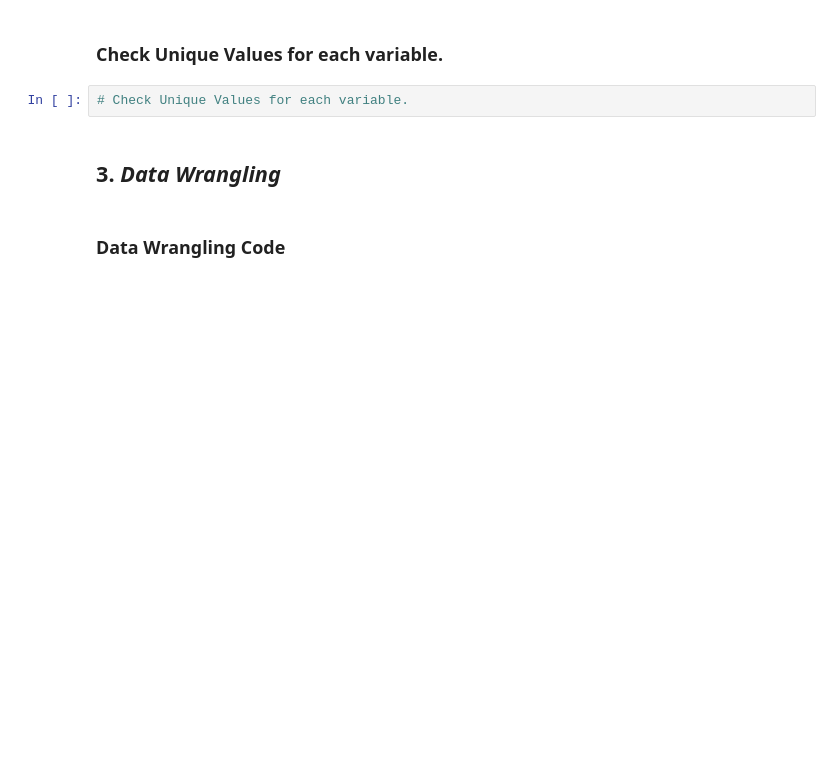
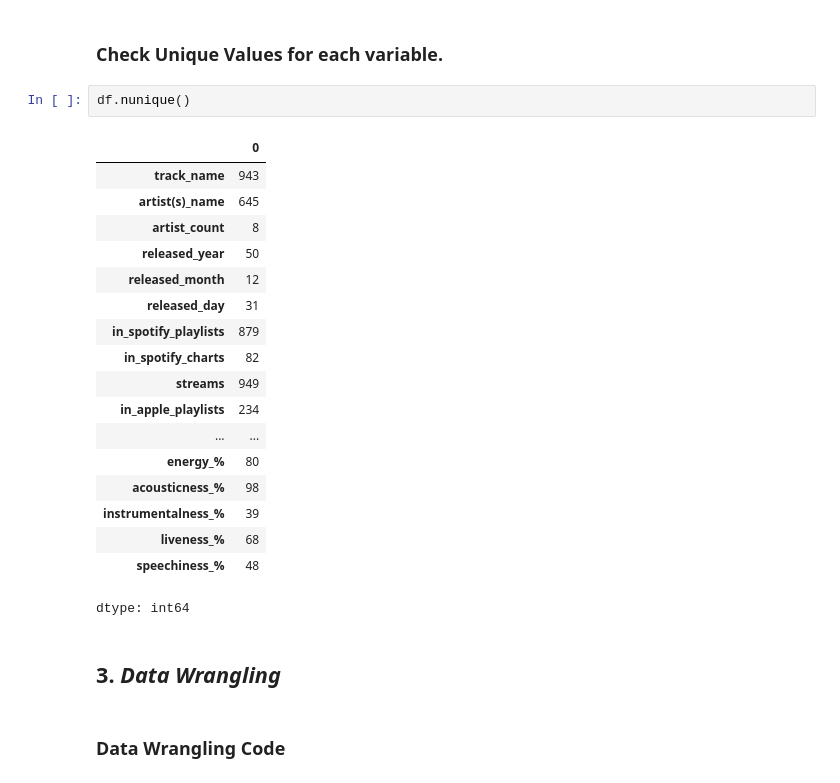
Before and after one commit to bhumika0205/Spotify-EDA, a Jupyter notebook: Spotify_EDA_2023.ipynb, the cells around one changed output. Saved outputs shown, nothing was run; the diff lists cells and outputs as text; blank space fills up the shorter version.

Commit message:
Understanding the variables

```diff
--- a/Spotify_EDA_2023.ipynb
+++ b/Spotify_EDA_2023.ipynb
@@ -217,7 +258,26 @@ Answer Here
 # %% [markdown]
 ### Check Unique Values for each variable.
-# %%
-# Check Unique Values for each variable.
+# %%
+df.nunique()
+# %% [output]
+|  | 0 |
+| track_name | 943 |
+| artist(s)_name | 645 |
+| artist_count | 8 |
+| released_year | 50 |
+| released_month | 12 |
+| released_day | 31 |
+| in_spotify_playlists | 879 |
+| in_spotify_charts | 82 |
+| streams | 949 |
+| in_apple_playlists | 234 |
+| ... | ... |
+| energy_% | 80 |
+| acousticness_% | 98 |
+| instrumentalness_% | 39 |
+| liveness_% | 68 |
+| speechiness_% | 48 |
+dtype: int64
 # %% [markdown]
 ## 3. ***Data Wrangling***
 # %% [markdown]
```
Also changed, not shown: parts of 6 cells of this notebook.
